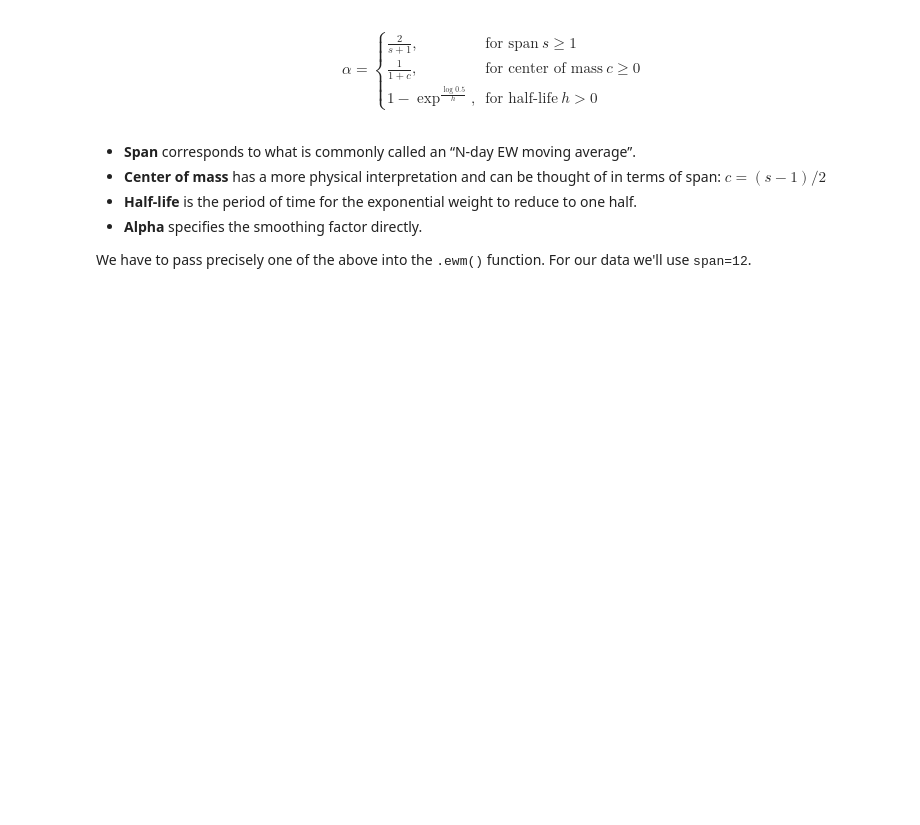
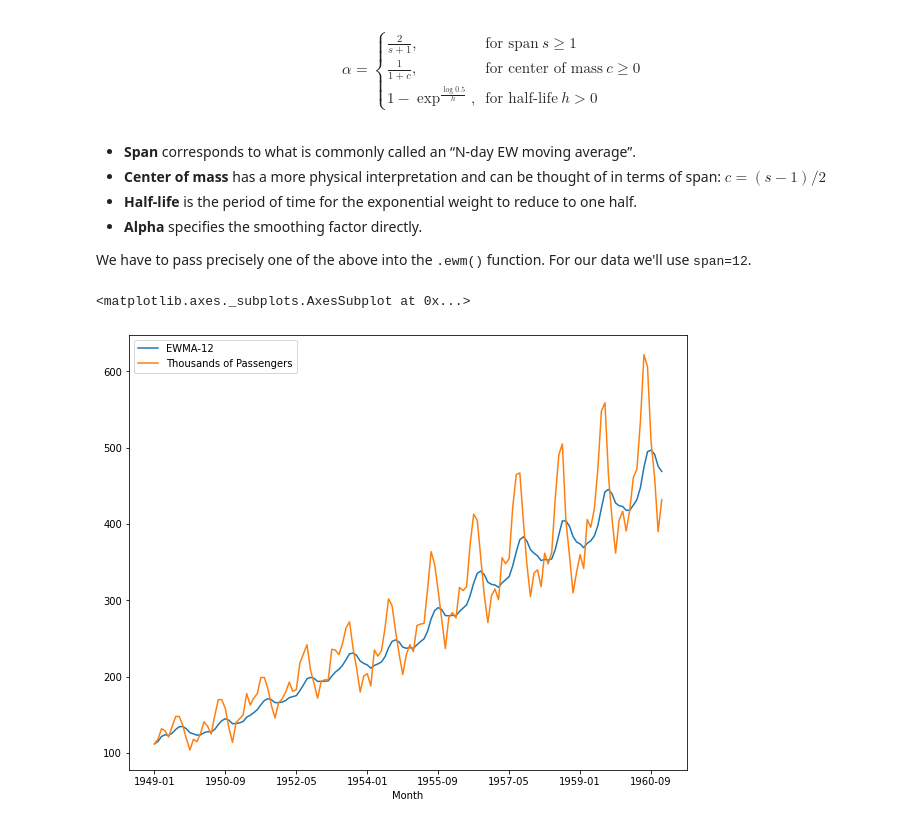
Before and after one commit to StevTobs/TimeSeries_Python, a Jupyter notebook: Time_Series_Analysis_with_Statsmodel.ipynb, the cells around one changed output. Drawn from its saved outputs; the diff is of its cells as text; code cells hidden in the pictures; blank space fills up the shorter version.

```diff
--- a/Time_Series_Analysis_with_Statsmodel.ipynb
+++ b/Time_Series_Analysis_with_Statsmodel.ipynb
@@ -337,3 +408,10 @@ For the smoothing factor $\alpha$ one must have $0<\alpha≤1$, and while it is
 * <strong>Alpha</strong> specifies the smoothing factor directly.
 
 We have to pass precisely one of the above into the <tt>.ewm()</tt> function. For our data we'll use <tt>span=12</tt>.
+# %%
+airline['EWMA-12'] = airline['Thousands of Passengers'].ewm(span = 12).mean()
+# %%
+airline[['EWMA-12','Thousands of Passengers']].plot(figsize= (10,8) )
+# %% [output]
+<matplotlib.axes._subplots.AxesSubplot at 0x...>
+[figure, added]
```
Also changed, not shown: parts of 39 cells of this notebook.
